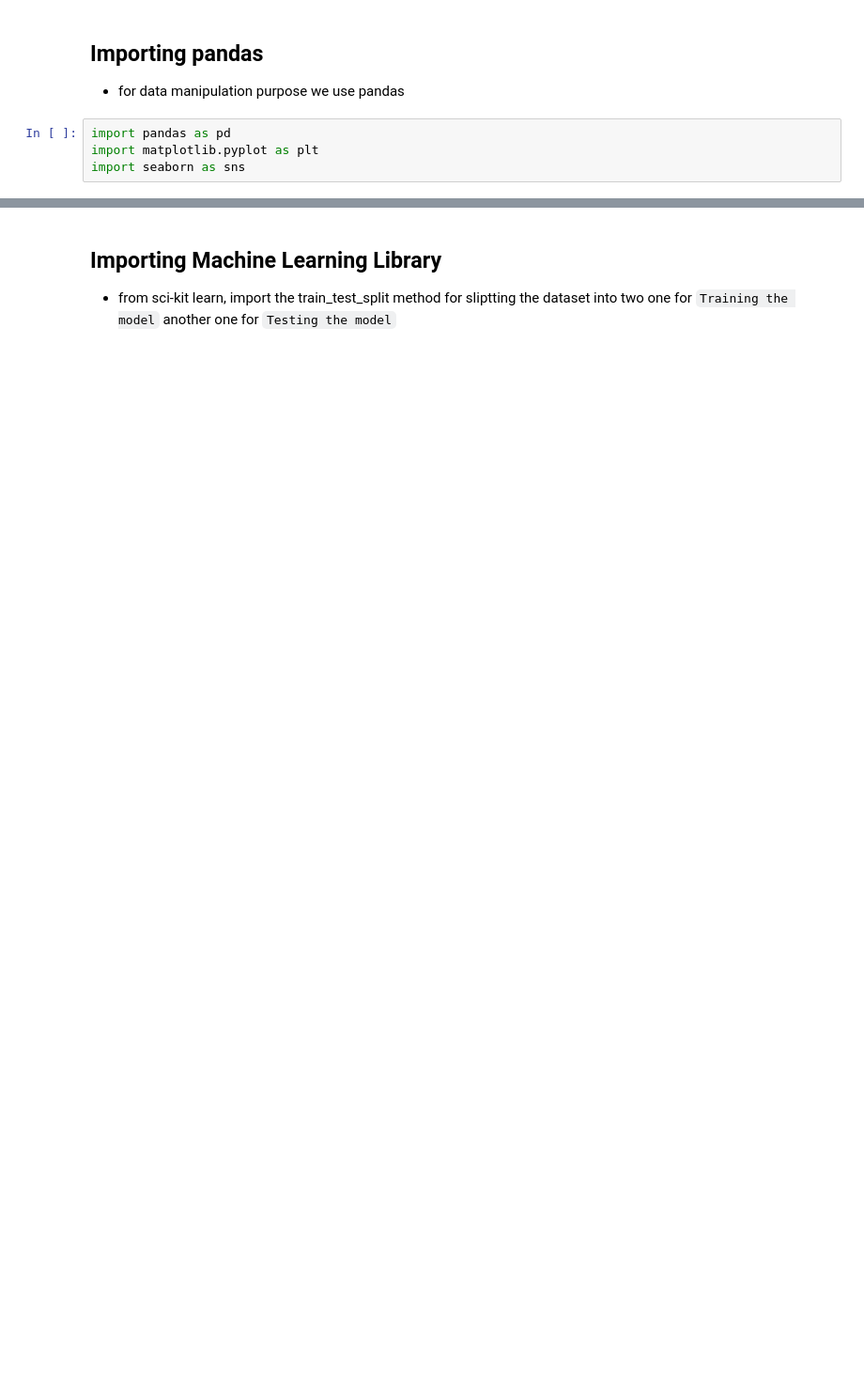
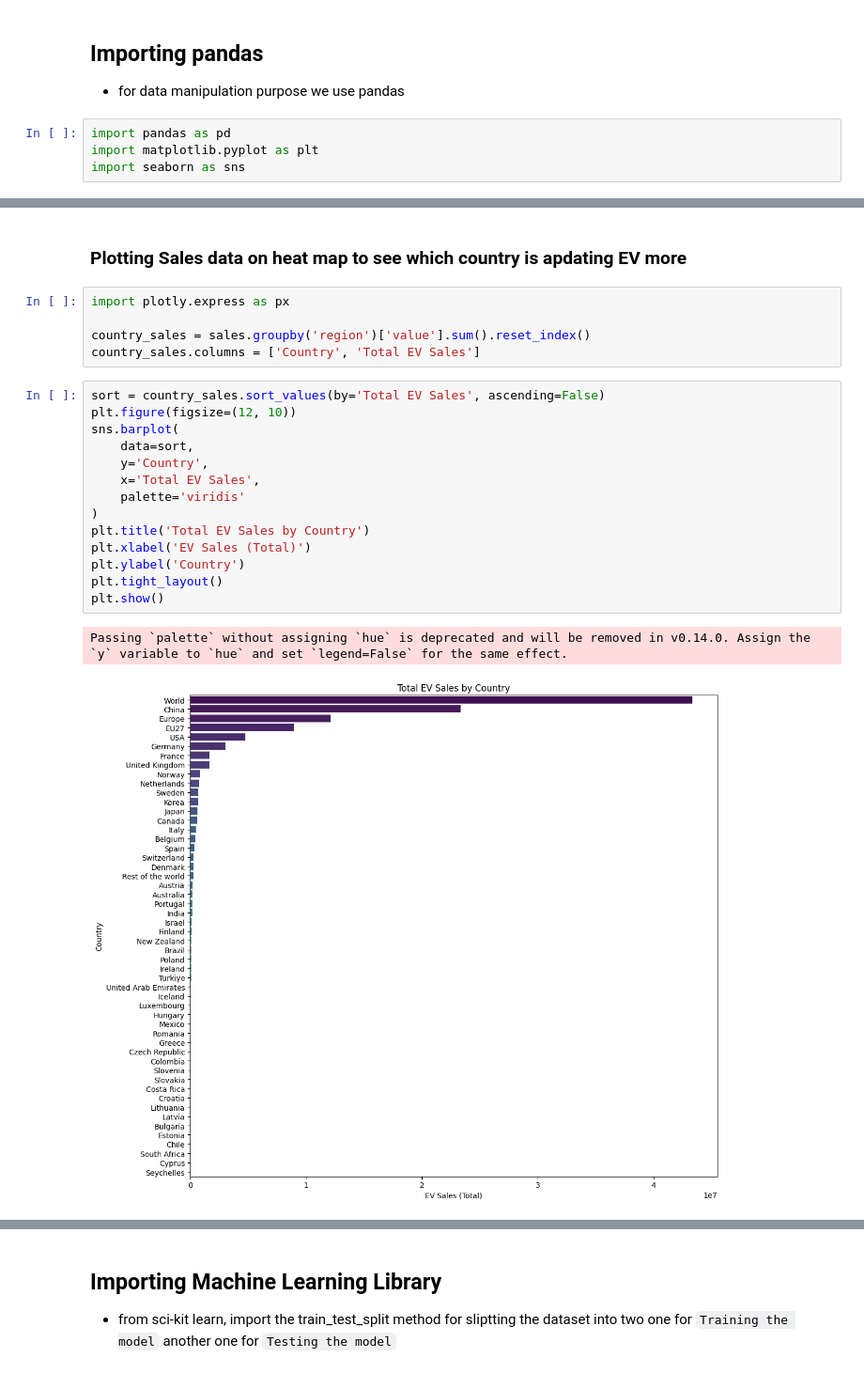
Before and after one commit to Byte-256/EV_Sales_Prediction, a Jupyter notebook: EV_analysis.ipynb, the cells around one changed output, grey strips where cells are left out. Shown at 94% size. Saved outputs shown, nothing was run; the diff lists cells and outputs as text; blank space fills up the shorter version.

```diff
--- a/EV_analysis.ipynb
+++ b/EV_analysis.ipynb
@@ -65,0 +94,24 @@ vehicles_countries_grouped = clean.groupby('region')['value'].sum()
+# %% [markdown]
+### Plotting Sales data on heat map to see which country is apdating EV more
+# %%
+import plotly.express as px
+
+country_sales = sales.groupby('region')['value'].sum().reset_index()
+country_sales.columns = ['Country', 'Total EV Sales']
+# %%
+sort = country_sales.sort_values(by='Total EV Sales', ascending=False)
+plt.figure(figsize=(12, 10))
+sns.barplot(
+    data=sort,
+    y='Country',
+    x='Total EV Sales',
+    palette='viridis'
+)
+plt.title('Total EV Sales by Country')
+plt.xlabel('EV Sales (Total)')
+plt.ylabel('Country')
+plt.tight_layout()
+plt.show()
+# %% [output]
+Passing `palette` without assigning `hue` is deprecated and will be removed in v0.14.0. Assign the `y` variable to `hue` and set `legend=False` for the same effect.
+[figure, added]
```
Also changed, not shown: parts of 15 cells of this notebook, 5 other files.
